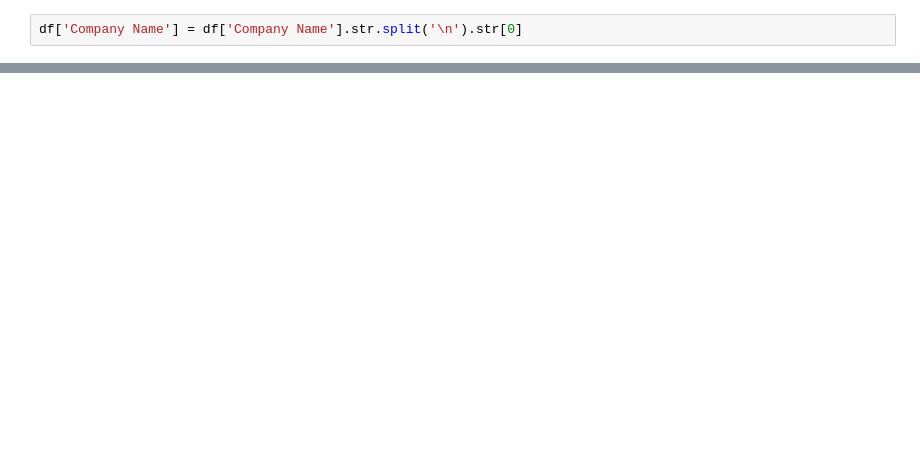
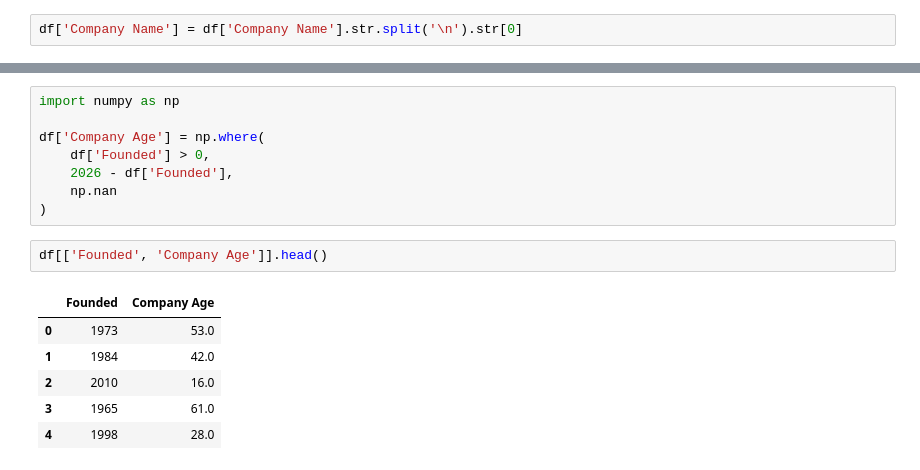
Before and after one commit to nitin28061999/Glassdoor-salary-predictor, a Jupyter notebook: Notebooks/02_Data_Cleaning.ipynb, the cells around one changed output, grey strips where cells are left out. Cells and saved outputs as stored; diff of their text form; blank space fills up the shorter version.

```diff
--- a/Notebooks/02_Data_Cleaning.ipynb
+++ b/Notebooks/02_Data_Cleaning.ipynb
@@ -297,0 +307,17 @@ df['Company Name'] = df['Company Name'].str.split('\n').str[0]
+# %%
+import numpy as np
+
+df['Company Age'] = np.where(
+    df['Founded'] > 0,
+    2026 - df['Founded'],
+    np.nan
+)
+# %%
+df[['Founded', 'Company Age']].head()
+# %% [output]
+|  | Founded | Company Age |
+| 0 | 1973 | 53.0 |
+| 1 | 1984 | 42.0 |
+| 2 | 2010 | 16.0 |
+| 3 | 1965 | 61.0 |
+| 4 | 1998 | 28.0 |
```
Also changed, not shown: parts of 5 cells of this notebook, 1 other file.
